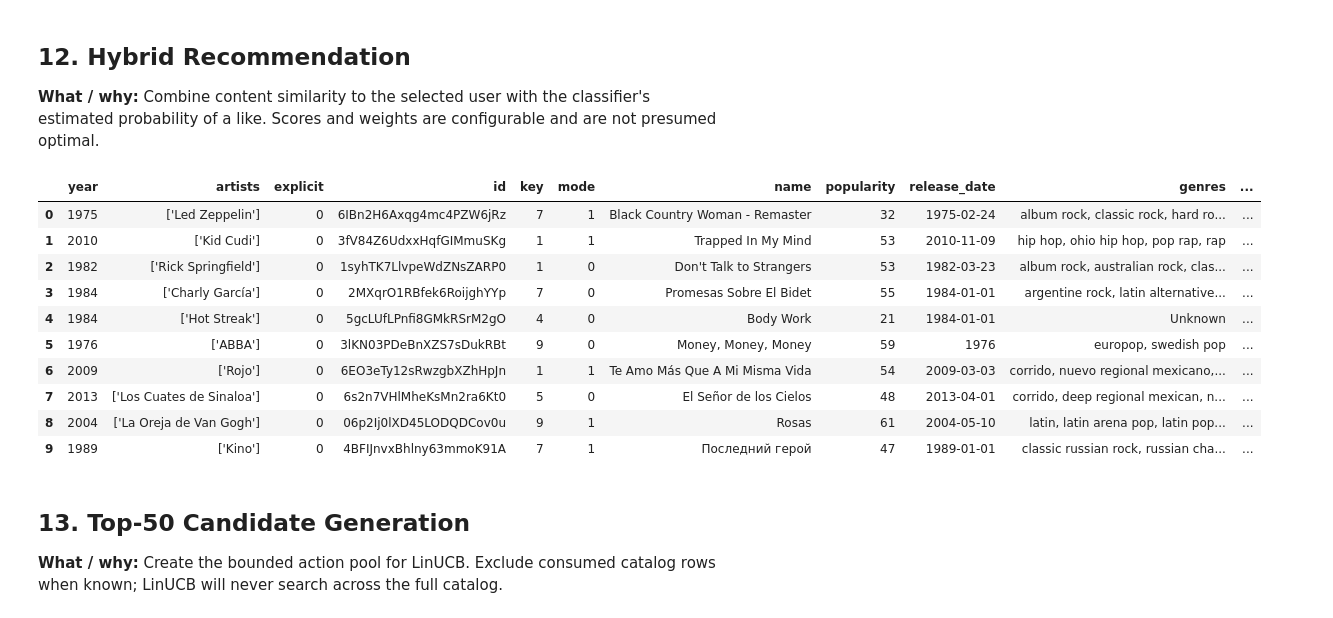
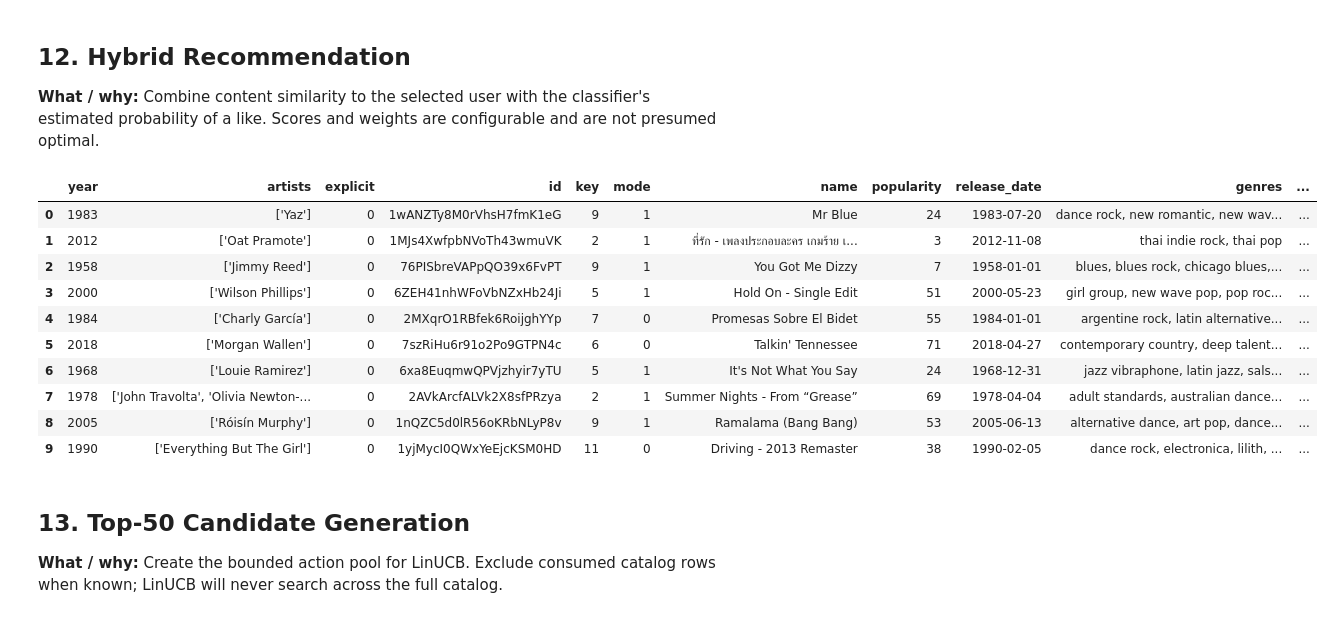
Before and after one commit to asmitp00/TuneTwin, a Jupyter notebook: TuneTwin_AI_Testing.ipynb, the cells around one changed output. Saved outputs shown, nothing was run; the diff lists cells and outputs as text; code cells hidden in the pictures.

```diff
--- a/TuneTwin_AI_Testing.ipynb
+++ b/TuneTwin_AI_Testing.ipynb
@@ -15,17 +17,20 @@ try:
     from IPython.display import display
 except ImportError:
     display = print
-from sklearn.preprocessing import StandardScaler
+from sklearn.preprocessing import StandardScaler, normalize
 from sklearn.decomposition import PCA
 from sklearn.cluster import KMeans
-from sklearn.metrics import silhouette_score, accuracy_score, precision_score, recall_score, f1_score, roc_auc_score, ndcg_score
-from sklearn.model_selection import GroupShuffleSplit
+from sklearn.metrics import (
+    silhouette_score, accuracy_score, precision_score, recall_score, f1_score,
+    roc_auc_score, ndcg_score, confusion_matrix, ConfusionMatrixDisplay, roc_curve, auc,
+)
+from sklearn.model_selection import GroupShuffleSplit, GroupKFold, GridSearchCV
 from sklearn.pipeline import make_pipeline
 from sklearn.impute import SimpleImputer
 from sklearn.linear_model import LogisticRegression
 from sklearn.neighbors import KNeighborsClassifier
 from sklearn.tree import DecisionTreeClassifier
-from sklearn.ensemble import RandomForestClassifier, GradientBoostingClassifier
+from sklearn.ensemble import RandomForestClassifier, GradientBoostingClassifier, VotingClassifier
 from sklearn.metrics.pairwise import cosine_similarity
 import joblib
 
@@ -35,12 +40,17 @@ DATA_PATH = Path("data/data.csv")  # Kaggle reference notebook uses data.csv; ch
 MODEL_DIR = Path("models")
 MODEL_DIR.mkdir(exist_ok=True)
 PCA_VARIANCE_TARGET = 0.90
-HYBRID_CONTENT_WEIGHT = 0.5
-HYBRID_SUPERVISED_WEIGHT = 0.5
+HYBRID_CONTENT_WEIGHT = 0.75
+HYBRID_SUPERVISED_WEIGHT = 0.25
+CLASSIFIER_BLEND = 0.25
 N_SIMULATED_USERS = 5
 N_INTERACTIONS_PER_USER = 400
 N_EPISODES = 200
-LINUCB_ALPHA = 0.7
+LINUCB_ALPHA = 0.20
+LINUCB_BLEND = 0.25
+MIN_CLASSIFIER_EVENTS = 2
+warnings.filterwarnings("ignore", category=FutureWarning)
+warnings.filterwarnings("ignore", message="Inconsistent values: penalty.*")
 print("Setup complete. Seed:", SEED, "| Dataset path:", DATA_PATH.resolve())
 # %% [output]
 Setup complete. Seed: 42 | Dataset path: C:\Users\Asmit\Documents\ml_project\data\data.csv
@@ -274,9 +332,6 @@ Tested K: [2, 3, 4, 5, 6, 7, 8, 9, 10] | selected: 2 | measured silhouette: 0.23
 ## 9. Simulated User Profiles
 **What / why:** Construct several preference vectors from empirical feature quantiles, so varied feature scales and dataset schema are respected. Profiles drive probabilistic feedback only; they do not directly assign recommendations.
 # %%
-# Convert catalog feature values to a common 0..1 range for profile similarity.
-feature_min = np.nanmin(X_imputed, axis=0); feature_max = np.nanmax(X_imputed, axis=0)
-X_unit = np.clip((X_imputed - feature_min) / np.where(feature_max > feature_min, feature_max-feature_min, 1), 0, 1)
 # Preference targets only shape probabilistic simulated feedback; recommenders learn/rank separately.
 profile_specs = [
     {"energy": .85, "danceability": .85},
@@ -523,34 +791,39 @@ Weights: {'audio': 0.6, 'genre': 0.25, 'same_artist': 0.15}
 # %%
 supervised_probability_cache = {}
 def hybrid_recommend(user_id, n=50, exclude_rows=None):
     pref = preference_profiles[user_id]
-    pref_scaled = (pref * (feature_max-feature_min) + feature_min - scaler.mean_) / scaler.scale_
+    pref_scaled = (pref * (feature_max - feature_min) + feature_min - scaler.mean_) / scaler.scale_
     content = cosine_similarity(pref_scaled.reshape(1,-1), X_scaled).ravel()
     content = (content + 1) / 2  # cosine range [-1,1] -> [0,1]
     if user_id not in supervised_probability_cache:
         pred_features = np.column_stack([X_scaled, np.tile(pref_scaled, (len(tracks), 1))])
-        supervised_probability_cache[user_id] = best_model.predict_proba(pd.DataFrame(pred_features, columns=MODEL_FEATURES))[:,1]
+        supervised_probability_cache[user_id] = best_model.predict_proba(
+            pd.DataFrame(pred_features, columns=MODEL_FEATURES)
+        )[:, 1]
     prob = supervised_probability_cache[user_id]
-    score = HYBRID_CONTENT_WEIGHT*content + HYBRID_SUPERVISED_WEIGHT*prob
+    score = HYBRID_CONTENT_WEIGHT * content + HYBRID_SUPERVISED_WEIGHT * prob
     excluded = set(exclude_rows or [])
     if excluded: score[list(excluded)] = -np.inf
     idx = np.argsort(score)[::-1][:n]
     result = metadata.iloc[idx].copy()
-    result["catalog_row"] = idx; result["content_score"] = content[idx]; result["predicted_like_probability"] = prob[idx]; result["hybrid_score"] = score[idx]
+    result["catalog_row"] = idx
+    result["content_score"] = content[idx]
+    result["predicted_like_probability"] = prob[idx]
+    result["hybrid_score"] = score[idx]
     return result.reset_index(drop=True)
 display(hybrid_recommend(list(preference_profiles)[0], n=10))
 # %% [output]
 |  | year | artists | explicit | id | key | mode | name | popularity | release_date | genres | ... |
-| 0 | 1975 | ['Led Zeppelin'] | 0 | 6IBn2H6Axqg4mc4PZW6jRz | 7 | 1 | Black Country Woman - Remaster | 32 | 1975-02-24 | album rock, classic rock, hard ro... | ... |
-| 1 | 2010 | ['Kid Cudi'] | 0 | 3fV84Z6UdxxHqfGIMmuSKg | 1 | 1 | Trapped In My Mind | 53 | 2010-11-09 | hip hop, ohio hip hop, pop rap, rap | ... |
-| 2 | 1982 | ['Rick Springfield'] | 0 | 1syhTK7LlvpeWdZNsZARP0 | 1 | 0 | Don't Talk to Strangers | 53 | 1982-03-23 | album rock, australian rock, clas... | ... |
-| 3 | 1984 | ['Charly García'] | 0 | 2MXqrO1RBfek6RoijghYYp | 7 | 0 | Promesas Sobre El Bidet | 55 | 1984-01-01 | argentine rock, latin alternative... | ... |
-| 4 | 1984 | ['Hot Streak'] | 0 | 5gcLUfLPnfi8GMkRSrM2gO | 4 | 0 | Body Work | 21 | 1984-01-01 | Unknown | ... |
-| 5 | 1976 | ['ABBA'] | 0 | 3lKN03PDeBnXZS7sDukRBt | 9 | 0 | Money, Money, Money | 59 | 1976 | europop, swedish pop | ... |
-| 6 | 2009 | ['Rojo'] | 0 | 6EO3eTy12sRwzgbXZhHpJn | 1 | 1 | Te Amo Más Que A Mi Misma Vida | 54 | 2009-03-03 | corrido, nuevo regional mexicano,... | ... |
-| 7 | 2013 | ['Los Cuates de Sinaloa'] | 0 | 6s2n7VHlMheKsMn2ra6Kt0 | 5 | 0 | El Señor de los Cielos | 48 | 2013-04-01 | corrido, deep regional mexican, n... | ... |
-| 8 | 2004 | ['La Oreja de Van Gogh'] | 0 | 06p2Ij0lXD45LODQDCov0u | 9 | 1 | Rosas | 61 | 2004-05-10 | latin, latin arena pop, latin pop... | ... |
-| 9 | 1989 | ['Kino'] | 0 | 4BFIJnvxBhlny63mmoK91A | 7 | 1 | Последний герой | 47 | 1989-01-01 | classic russian rock, russian cha... | ... |
+| 0 | 1983 | ['Yaz'] | 0 | 1wANZTy8M0rVhsH7fmK1eG | 9 | 1 | Mr Blue | 24 | 1983-07-20 | dance rock, new romantic, new wav... | ... |
+| 1 | 2012 | ['Oat Pramote'] | 0 | 1MJs4XwfpbNVoTh43wmuVK | 2 | 1 | ที่รัก - เพลงประกอบละคร เกมร้าย เ... | 3 | 2012-11-08 | thai indie rock, thai pop | ... |
+| 2 | 1958 | ['Jimmy Reed'] | 0 | 76PISbreVAPpQO39x6FvPT | 9 | 1 | You Got Me Dizzy | 7 | 1958-01-01 | blues, blues rock, chicago blues,... | ... |
+| 3 | 2000 | ['Wilson Phillips'] | 0 | 6ZEH41nhWFoVbNZxHb24Ji | 5 | 1 | Hold On - Single Edit | 51 | 2000-05-23 | girl group, new wave pop, pop roc... | ... |
+| 4 | 1984 | ['Charly García'] | 0 | 2MXqrO1RBfek6RoijghYYp | 7 | 0 | Promesas Sobre El Bidet | 55 | 1984-01-01 | argentine rock, latin alternative... | ... |
+| 5 | 2018 | ['Morgan Wallen'] | 0 | 7szRiHu6r91o2Po9GTPN4c | 6 | 0 | Talkin' Tennessee | 71 | 2018-04-27 | contemporary country, deep talent... | ... |
+| 6 | 1968 | ['Louie Ramirez'] | 0 | 6xa8EuqmwQPVjzhyir7yTU | 5 | 1 | It's Not What You Say | 24 | 1968-12-31 | jazz vibraphone, latin jazz, sals... | ... |
+| 7 | 1978 | ['John Travolta', 'Olivia Newton-... | 0 | 2AVkArcfALVk2X8sfPRzya | 2 | 1 | Summer Nights - From “Grease” | 69 | 1978-04-04 | adult standards, australian dance... | ... |
+| 8 | 2005 | ['Róisín Murphy'] | 0 | 1nQZC5d0lR56oKRbNLyP8v | 9 | 1 | Ramalama (Bang Bang) | 53 | 2005-06-13 | alternative dance, art pop, dance... | ... |
+| 9 | 1990 | ['Everything But The Girl'] | 0 | 1yjMycI0QWxYeEjcKSM0HD | 11 | 0 | Driving - 2013 Remaster | 38 | 1990-02-05 | dance rock, electronica, lilith, ... | ... |
 # %% [markdown]
 ## 13. Top-50 Candidate Generation
 **What / why:** Create the bounded action pool for LinUCB. Exclude consumed catalog rows when known; LinUCB will never search across the full catalog.
```
Also changed, not shown: parts of 16 cells of this notebook, 9 other files.
